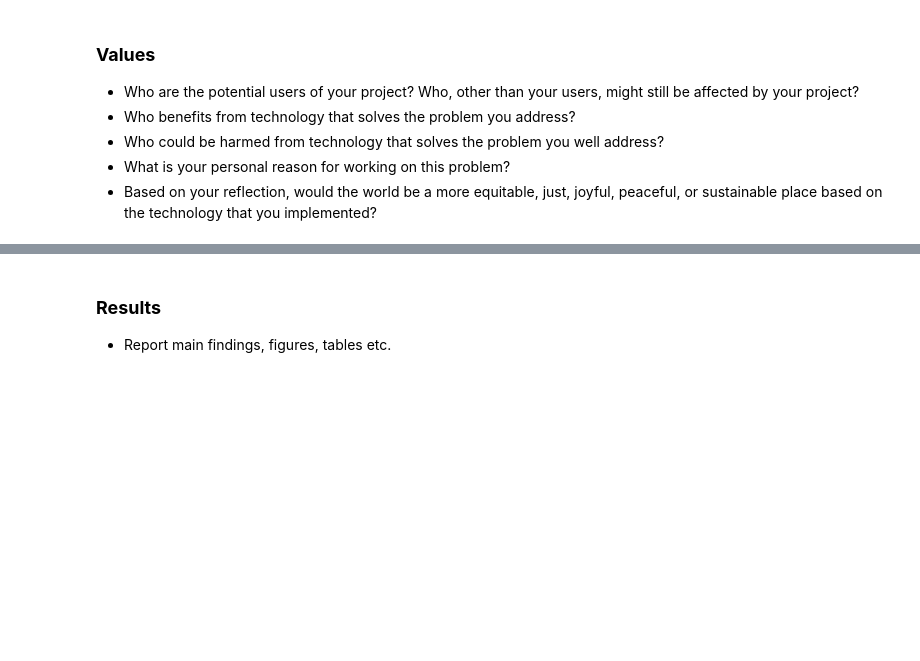
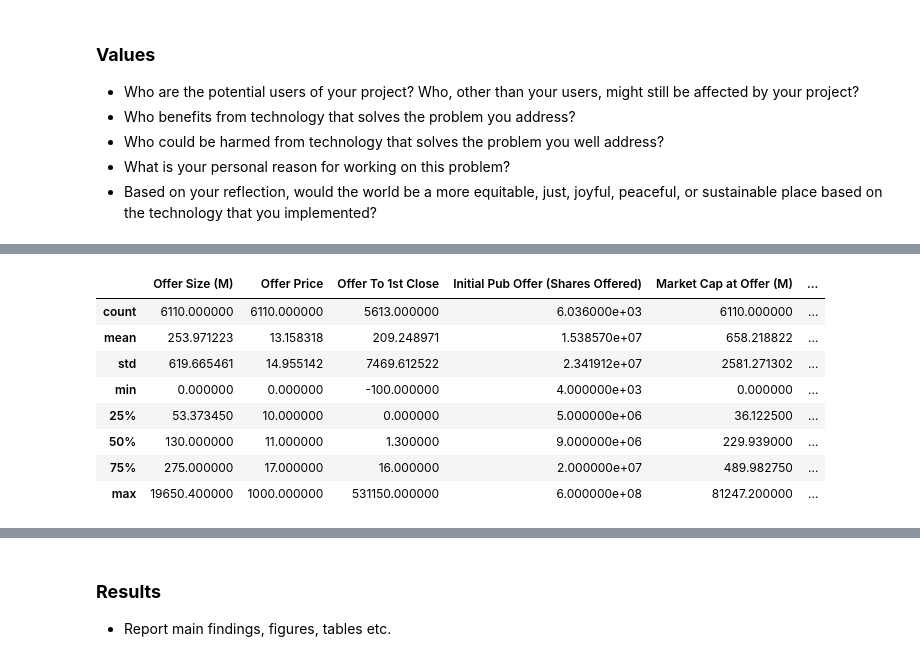
Before and after one commit to A-Kester/ipologists, a Jupyter notebook: report.ipynb, the cells around one changed output, grey strips where cells are left out. Saved outputs shown, nothing was run; the diff lists cells and outputs as text; code cells hidden in the pictures; blank space fills up the shorter version.

```diff
--- a/report.ipynb
+++ b/report.ipynb
@@ -51,0 +57,12 @@ risk = pd.read_csv('data/final/dataset_with_risk.csv')
+# %%
+full.describe()
+# %% [output]
+|  | Offer Size (M) | Offer Price | Offer To 1st Close | Initial Pub Offer (Shares Offered) | Market Cap at Offer (M) | ... |
+| count | 6110.000000 | 6110.000000 | 5613.000000 | 6.036000e+03 | 6110.000000 | ... |
+| mean | 253.971223 | 13.158318 | 209.248971 | 1.538570e+07 | 658.218822 | ... |
+| std | 619.665461 | 14.955142 | 7469.612522 | 2.341912e+07 | 2581.271302 | ... |
+| min | 0.000000 | 0.000000 | -100.000000 | 4.000000e+03 | 0.000000 | ... |
+| 25% | 53.373450 | 10.000000 | 0.000000 | 5.000000e+06 | 36.122500 | ... |
+| 50% | 130.000000 | 11.000000 | 1.300000 | 9.000000e+06 | 229.939000 | ... |
+| 75% | 275.000000 | 17.000000 | 16.000000 | 2.000000e+07 | 489.982750 | ... |
+| max | 19650.400000 | 1000.000000 | 531150.000000 | 6.000000e+08 | 81247.200000 | ... |
```
Also changed, not shown: parts of 19 cells of this notebook, 2 other files.
